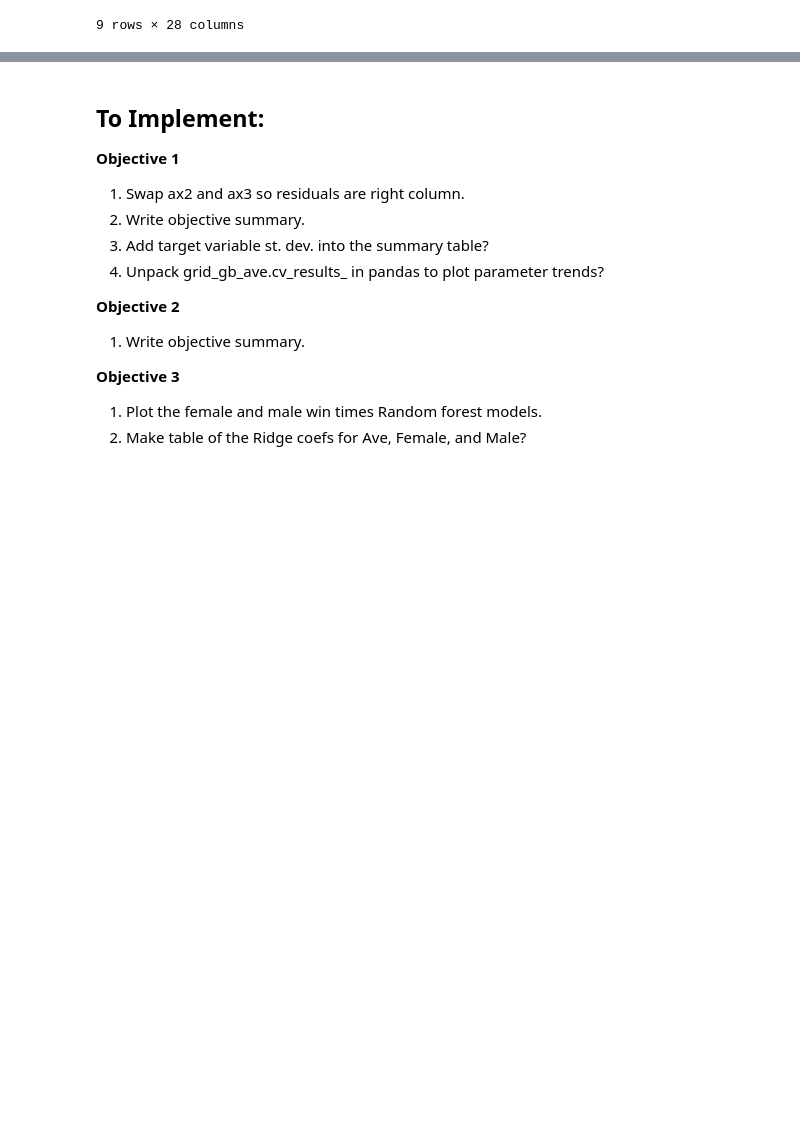
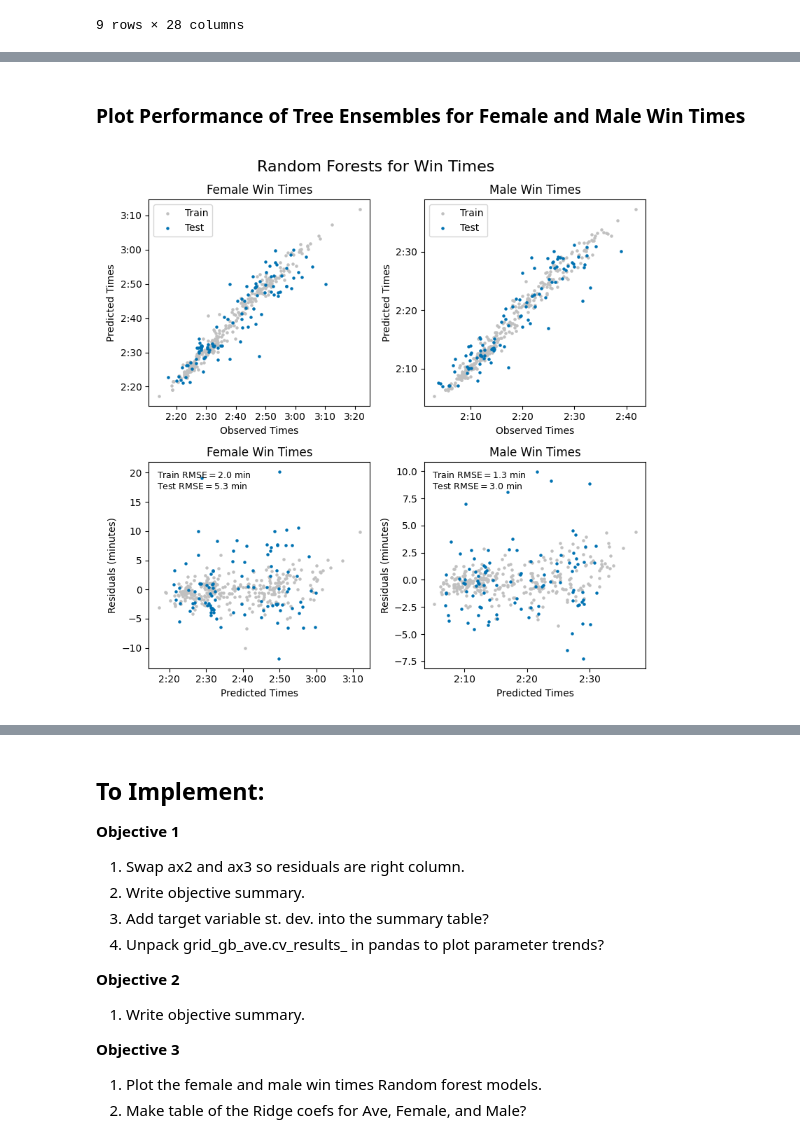
Before and after one commit to michael-p-k/MarathonPredictor, a Jupyter notebook: MarathonPredictor.ipynb, the cells around one changed output, grey strips where cells are left out. Cells and saved outputs as stored; diff of their text form; code cells hidden in the pictures; blank space fills up the shorter version.

```diff
--- a/MarathonPredictor.ipynb
+++ b/MarathonPredictor.ipynb
@@ -922,0 +982,65 @@ summary_df
+# %% [markdown]
+### Plot Performance of Tree Ensembles for Female and Male Win Times
+# %%
+fig, axs = plt.subplots(2,2,figsize=(8,8))
+((ax1,ax2),(ax3,ax4)) = axs
+
+# Female Random Forest Model
+y_f_test_rf = grid_rf_female.predict(X_f_test)
+y_f_train_rf = grid_rf_female.predict(X_f_train)
+
+ax1.scatter(y_f_train,y_f_train_rf, s=5, label='Train', color='silver')
+ax1.scatter(y_f_test,y_f_test_rf, s=5, label='Test')
+ax1.set_xlabel('Observed Times')
+ax1.set_ylabel('Predicted Times')
+ax1.set_title('Female Win Times')
+
+# Male Random Forest Model
+y_m_test_rf = grid_rf_male.predict(X_m_test)
+y_m_train_rf = grid_rf_male.predict(X_m_train)
+
+ax2.scatter(y_m_train,y_m_train_rf, s=5, label='Train', color='silver')
+ax2.scatter(y_m_test,y_m_test_rf, s=5, label='Test')
+ax2.set_xlabel('Observed Times')
+ax2.set_ylabel('Predicted Times')
+ax2.set_title('Male Win Times')
+
+# Female Random Forest Residuals
+ax3.scatter(y_f_train_rf, rf_train_resid_female, s=5, label='Train', color='silver')
+ax3.scatter(y_f_test_rf, rf_test_resid_female, s=5, label='Test')
+ax3.set_xlabel('Predicted Times')
+ax3.set_ylabel('Residuals (minutes)')
+ax3.set_title('Female Win Times')
+
+# Male Random Forest Residuals
+ax4.scatter(y_m_train_rf, rf_train_resid_male, s=5, label='Train', color='silver')
+ax4.scatter(y_m_test_rf, rf_test_resid_male, s=5, label='Test')
+ax4.set_xlabel('Predicted Times')
+ax4.set_ylabel('Residuals (minutes)')
+ax4.set_title('Male Win Times')
+
+# Create annotations for fit metrics
+female_note = AnchoredText(f"Train RMSE$={summary_df.loc['Random Forest Female Win','Train RMSE']:.1f}$ min\nTest RMSE$={summary_df.loc['Random Forest Female Win','Test RMSE']:.1f}$ min",
+                     prop=dict(size=9), frameon=False, loc='upper left')
+male_note = AnchoredText(f"Train RMSE$={summary_df.loc['Random Forest Male Win','Train RMSE']:.1f}$ min\nTest RMSE$={summary_df.loc['Random Forest Male Win','Test RMSE']:.1f}$ min",
+                     prop=dict(size=9), frameon=False, loc='upper left')
+ax3.add_artist(female_note)
+ax4.add_artist(male_note)
+
+# Set tick labels and legends
+for ax in [ax1,ax2]:
+    ax.yaxis.set_major_locator(mticker.MultipleLocator(base=600))
+    ax.yaxis.set_major_formatter(formatter)
+    ax.xaxis.set_major_locator(mticker.MultipleLocator(base=600))
+    ax.xaxis.set_major_formatter(formatter)
+    ax.legend(loc='upper left')
+for ax in [ax3,ax4]:
+    ax.xaxis.set_major_locator(mticker.MultipleLocator(base=600))
+    ax.xaxis.set_major_formatter(formatter)
+    # ax.legend(loc='upper left')
+
+fig.suptitle('Random Forests for Win Times', fontsize=16)
+
+fig.tight_layout()
+# %% [output]
+[figure, added]
```
Also changed, not shown: parts of 12 cells of this notebook.
